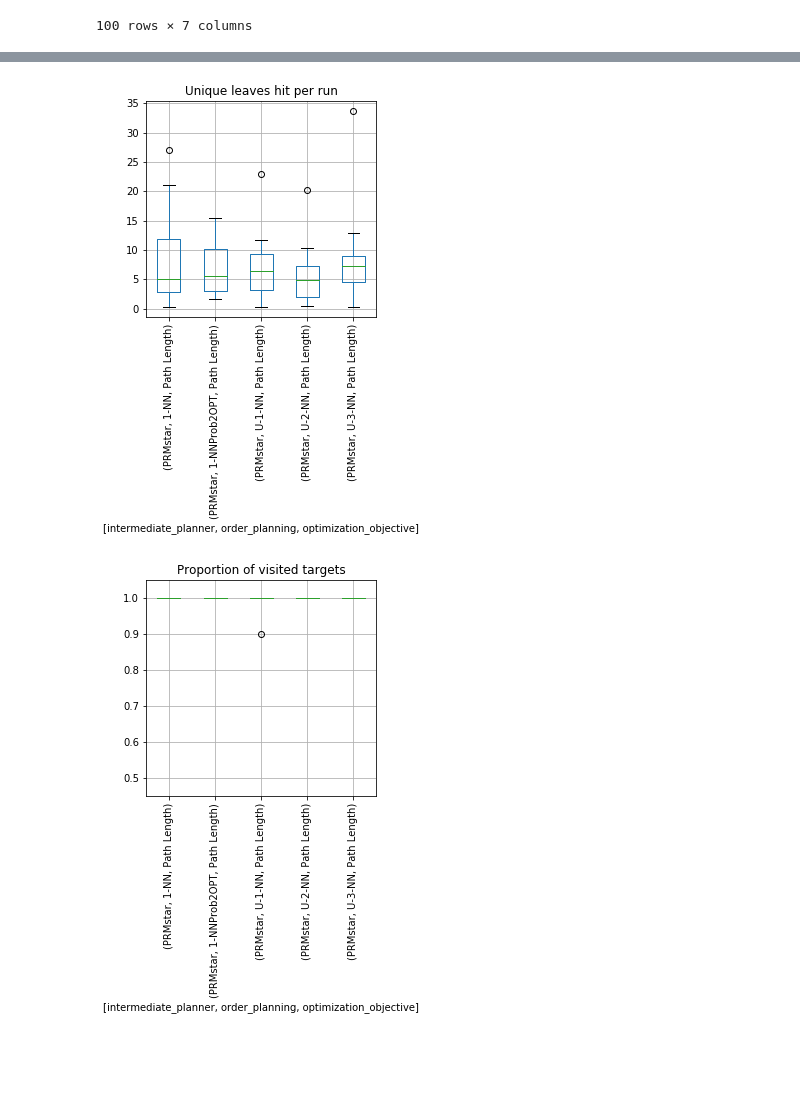
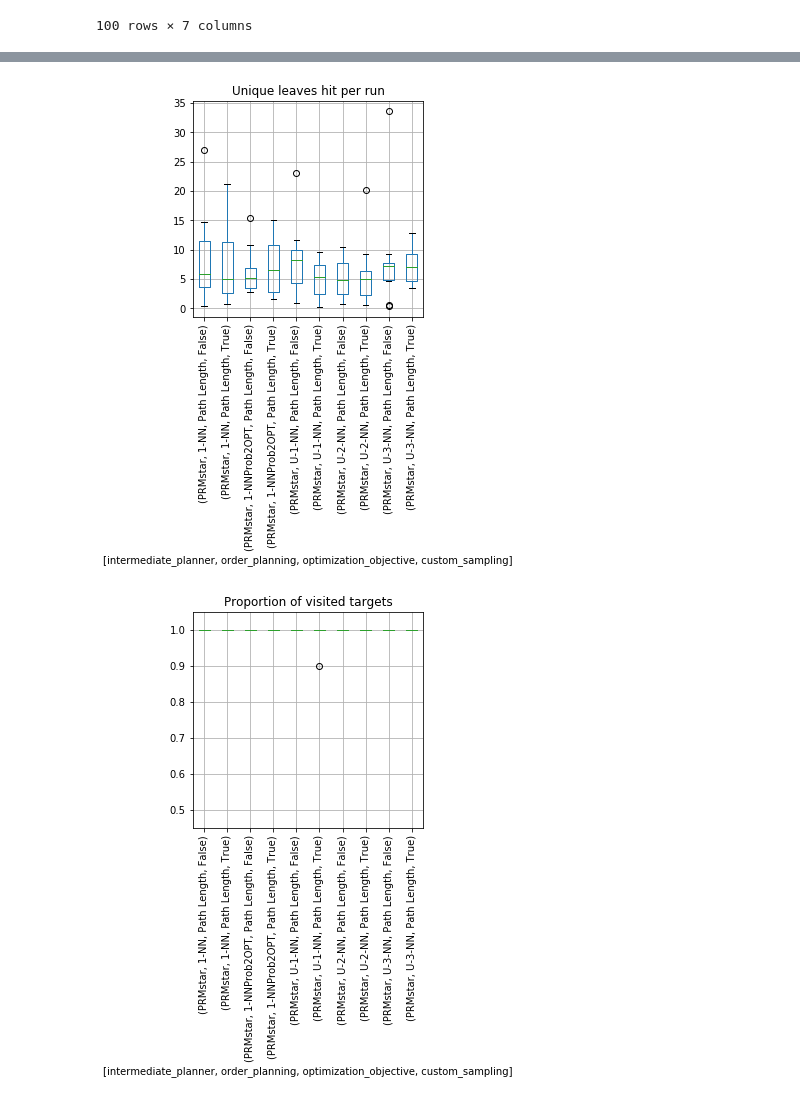
Before and after one commit to werner291/Multigoal-Orchard-Drone-Planning-Library, a Jupyter notebook: analysis/Performance Analysis.ipynb, the cells around one changed output, grey strips where cells are left out. Drawn from its saved outputs; the diff is of its cells as text; code cells hidden in the pictures; blank space fills up the shorter version.

```diff
--- a/analysis/Performance Analysis.ipynb
+++ b/analysis/Performance Analysis.ipynb
@@ -21,6 +21,7 @@ for run_idx, run in enumerate(data):
 data_df = pd.DataFrame(data_list).sort_values('run_idx')
 data_df['mean_per_target_path_length'] = data_df.total_path_length / data_df.apples
 data_df = data_df.set_index(['run_idx','intermediate_planner','order_planning', 'optimization_objective','custom_sampling'])
+experiment_variables = ['intermediate_planner','order_planning', 'optimization_objective','custom_sampling']
 # %%
 data_df
 # %% [output]
@@ -84,18 +85,18 @@ plt.show()
 # %%
 (data_df.unique_leaves_collided / data_df.targets_visited)\
     .to_frame()\
-    .boxplot(by=['intermediate_planner','order_planning', 'optimization_objective'], rot=90, figsize=(4,4))
+    .boxplot(by=experiment_variables, rot=90, figsize=(4,4))
 
 plt.title('Unique leaves hit per run')
 plt.suptitle('')
 plt.savefig('leaves_hit_per_target.png')
 plt.show()
 # %% [output]
-[figure, old version]
+[figure, new version]
 # %%
 (data_df.targets_visited/ data_df.apples)\
     .to_frame()\
-    .boxplot(by=['intermediate_planner','order_planning', 'optimization_objective'], rot=90, figsize=(4,4))
+    .boxplot(by=experiment_variables, rot=90, figsize=(4,4))
 
 plt.ylim(0.45,1.05)
 plt.title('Proportion of visited targets')
@@ -103,4 +104,4 @@ plt.suptitle('')
 plt.savefig('proportion_visited_targets.png')
 plt.show()
 # %% [output]
-[figure, old version]
+[figure, new version]
```
Also changed, not shown: parts of 2 cells of this notebook, 9 other files.
